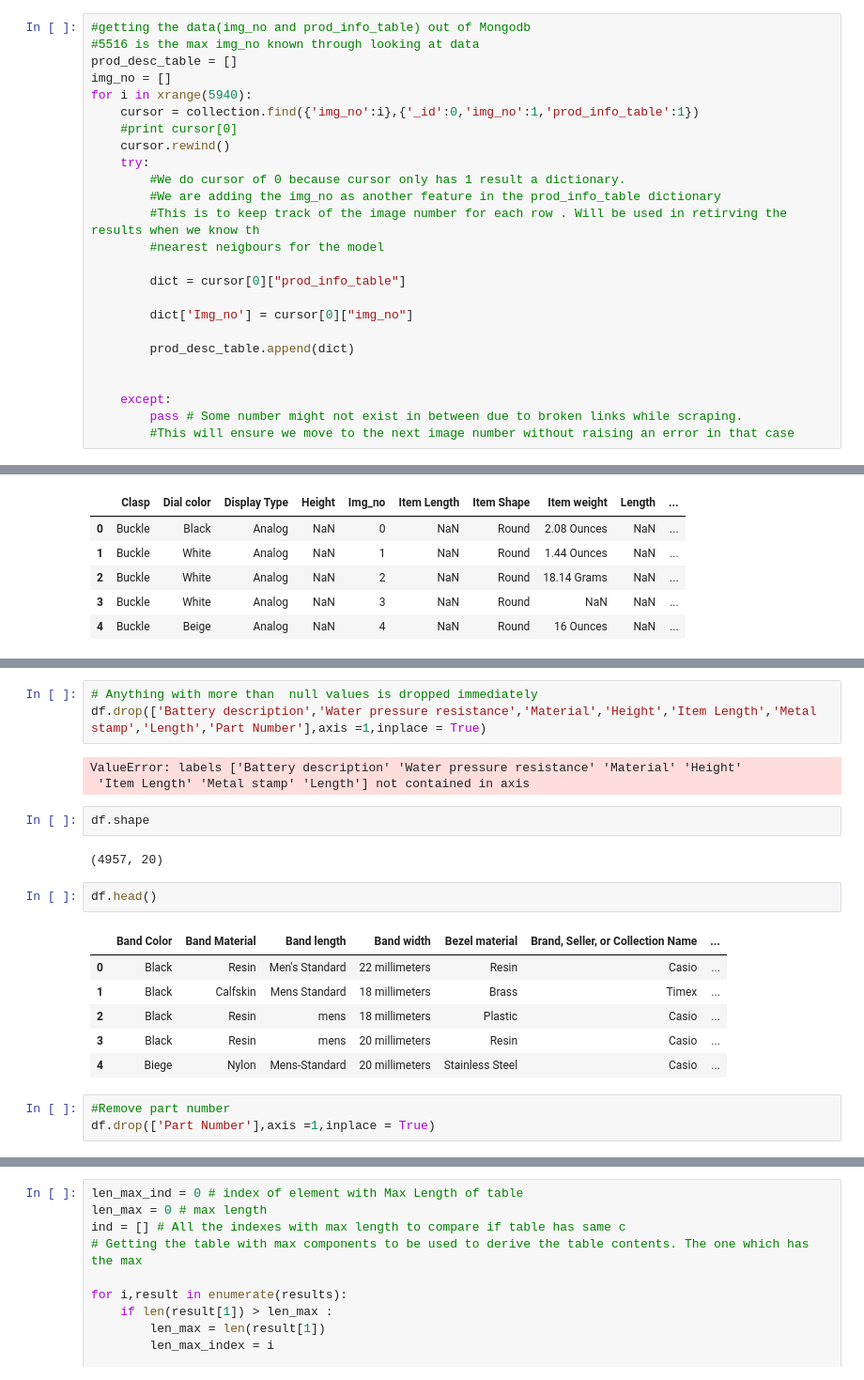
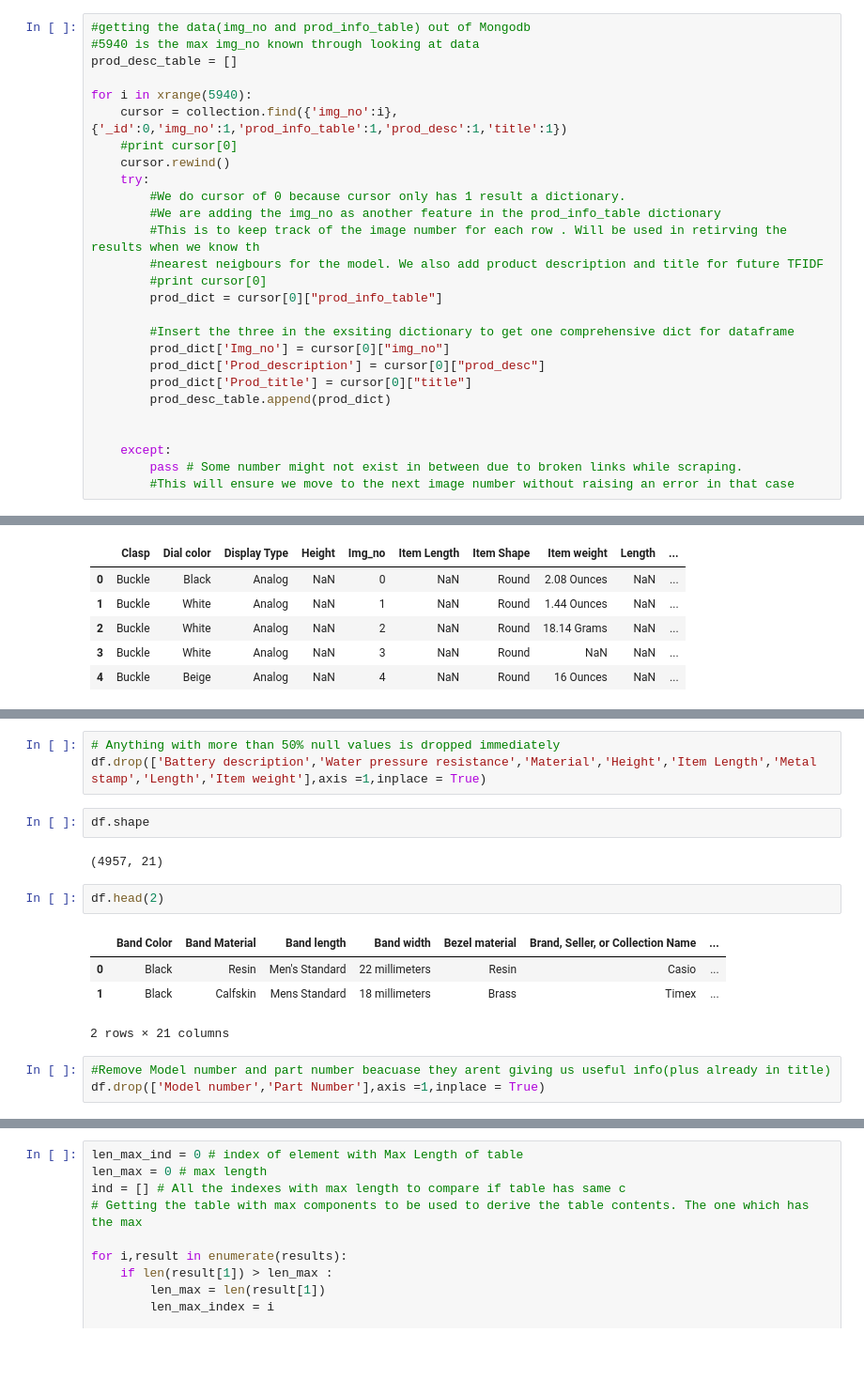
Before and after one commit to JapneetSingh/Chronos-Quartz, a Jupyter notebook: Metadata_Model.ipynb, the cells around one changed output, grey strips where cells are left out. Shown at 94% size. Drawn from its saved outputs; the diff is of its cells as text; blank space fills up the shorter version.

Commit message:
Metadata Model Until TFIDF

```diff
--- a/Metadata_Model.ipynb
+++ b/Metadata_Model.ipynb
@@ -30,24 +41,26 @@ except:
 total_docs = collection.count()
 # %%
 #getting the data(img_no and prod_info_table) out of Mongodb
-#5516 is the max img_no known through looking at data
+#5940 is the max img_no known through looking at data
 prod_desc_table = []
-img_no = []
+
 for i in xrange(5940):
-    cursor = collection.find({'img_no':i},{'_id':0,'img_no':1,'prod_info_table':1})
+    cursor = collection.find({'img_no':i},{'_id':0,'img_no':1,'prod_info_table':1,'prod_desc':1,'title':1})
     #print cursor[0]
     cursor.rewind()
     try:
         #We do cursor of 0 because cursor only has 1 result a dictionary.
         #We are adding the img_no as another feature in the prod_info_table dictionary
         #This is to keep track of the image number for each row . Will be used in retirving the results when we know th
-        #nearest neigbours for the model
+        #nearest neigbours for the model. We also add product description and title for future TFIDF
+        #print cursor[0]
+        prod_dict = cursor[0]["prod_info_table"]
 
-        dict = cursor[0]["prod_info_table"]
-
-        dict['Img_no'] = cursor[0]["img_no"]
-
-        prod_desc_table.append(dict)
+        #Insert the three in the exsiting dictionary to get one comprehensive dict for dataframe
+        prod_dict['Img_no'] = cursor[0]["img_no"]
+        prod_dict['Prod_description'] = cursor[0]["prod_desc"]
+        prod_dict['Prod_title'] = cursor[0]["title"]
+        prod_desc_table.append(prod_dict)
 
 
     except:
@@ -135,27 +150,22 @@ Water pressure resistance            4956
 Water resistant depth                 267
 dtype: int64
 # %%
-# Anything with more than  null values is dropped immediately
-df.drop(['Battery description','Water pressure resistance','Material','Height','Item Length','Metal stamp','Length','Part Number'],axis =1,inplace = True)
+# Anything with more than 50% null values is dropped immediately
+df.drop(['Battery description','Water pressure resistance','Material','Height','Item Length','Metal stamp','Length','Item weight'],axis =1,inplace = True)
-# %% [output]
-ValueError: labels ['Battery description' 'Water pressure resistance' 'Material' 'Height'
- 'Item Length' 'Metal stamp' 'Length'] not contained in axis
 # %%
 df.shape
 # %% [output]
-(4957, 20)
+(4957, 21)
 # %%
-df.head()
+df.head(2)
 # %% [output]
 |  | Band Color | Band Material | Band length | Band width | Bezel material | Brand, Seller, or Collection Name | ... |
 | 0 | Black | Resin | Men's Standard | 22 millimeters | Resin | Casio | ... |
 | 1 | Black | Calfskin | Mens Standard | 18 millimeters | Brass | Timex | ... |
-| 2 | Black | Resin | mens | 18 millimeters | Plastic | Casio | ... |
-| 3 | Black | Resin | mens | 20 millimeters | Resin | Casio | ... |
-| 4 | Biege | Nylon | Mens-Standard | 20 millimeters | Stainless Steel | Casio | ... |
+2 rows × 21 columns
 # %%
-#Remove part number
-df.drop(['Part Number'],axis =1,inplace = True)
+#Remove Model number and part number beacuase they arent giving us useful info(plus already in title)
+df.drop(['Model number','Part Number'],axis =1,inplace = True)
 # %%
 print df.columns
 df.shape
```
Also changed, not shown: parts of 54 cells of this notebook.
